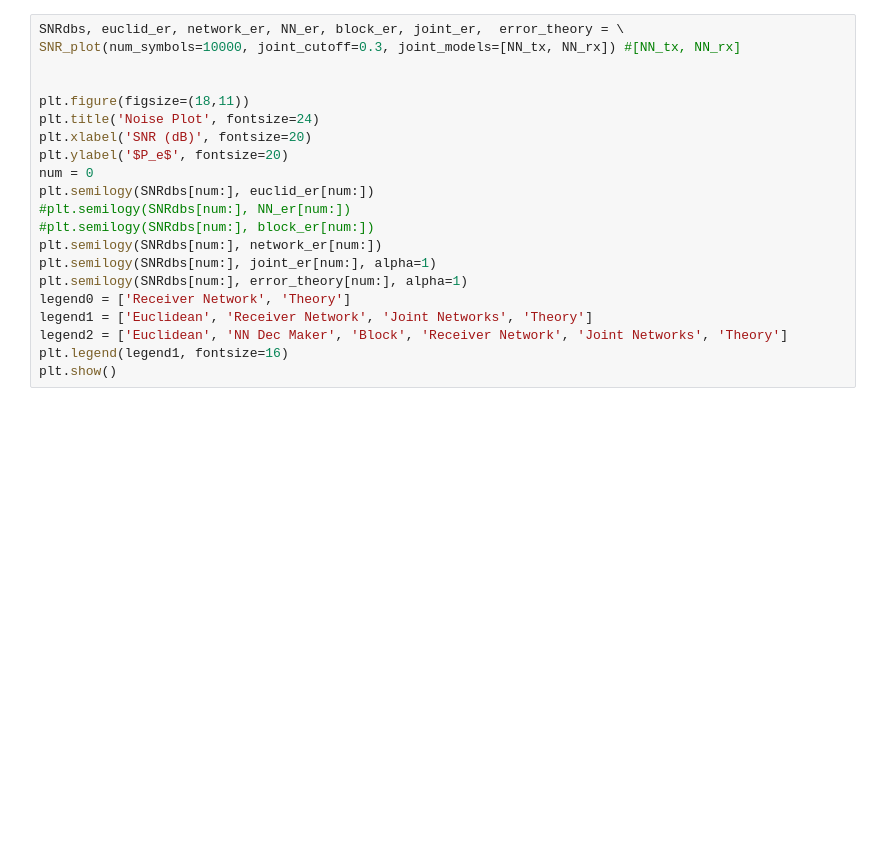
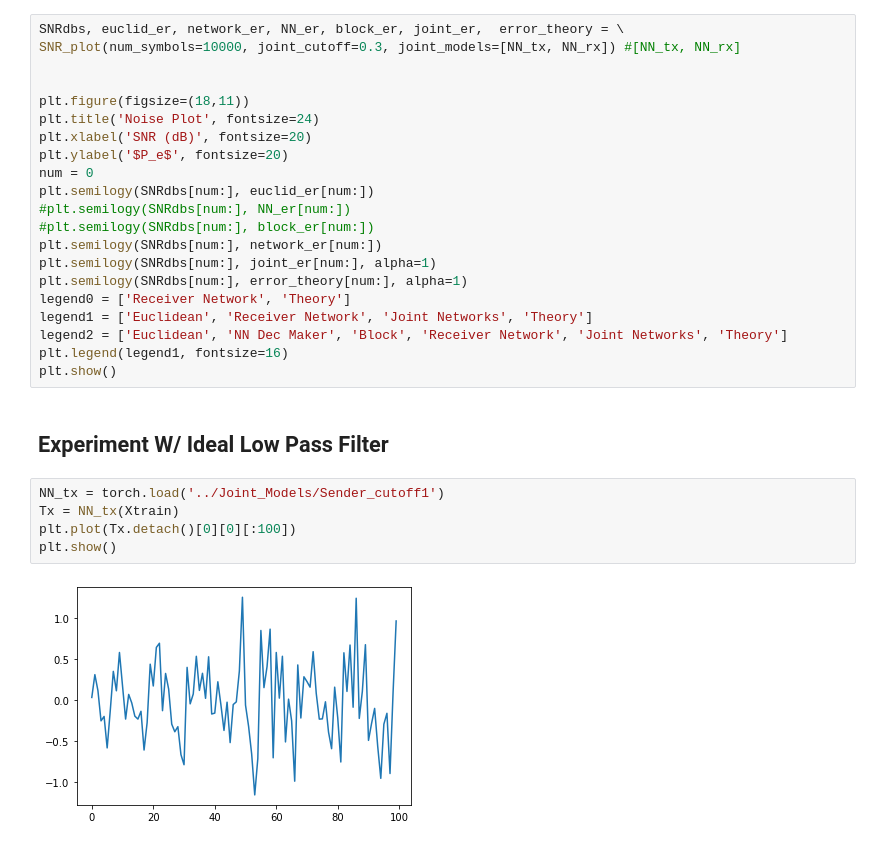
Before and after one commit to FaxMan1/Master-Thesis, a Jupyter notebook: Jupyter/JointTraining.ipynb, the cells around one changed output. Drawn from its saved outputs; the diff is of its cells as text; blank space fills up the shorter version.

Commit message:
Ideal lowpass filter in joint training etc

```diff
--- a/Jupyter/JointTraining.ipynb
+++ b/Jupyter/JointTraining.ipynb
@@ -101,3 +78,12 @@ legend1 = ['Euclidean', 'Receiver Network', 'Joint Networks', 'Theory']
 legend2 = ['Euclidean', 'NN Dec Maker', 'Block', 'Receiver Network', 'Joint Networks', 'Theory']
 plt.legend(legend1, fontsize=16)
 plt.show()
+# %% [markdown]
+## Experiment W/ Ideal Low Pass Filter
+# %%
+NN_tx = torch.load('../Joint_Models/Sender_cutoff1')
+Tx = NN_tx(Xtrain)
+plt.plot(Tx.detach()[0][0][:100])
+plt.show()
+# %% [output]
+[figure, added]
```
Also changed, not shown: parts of 7 cells of this notebook, 2 other files.
